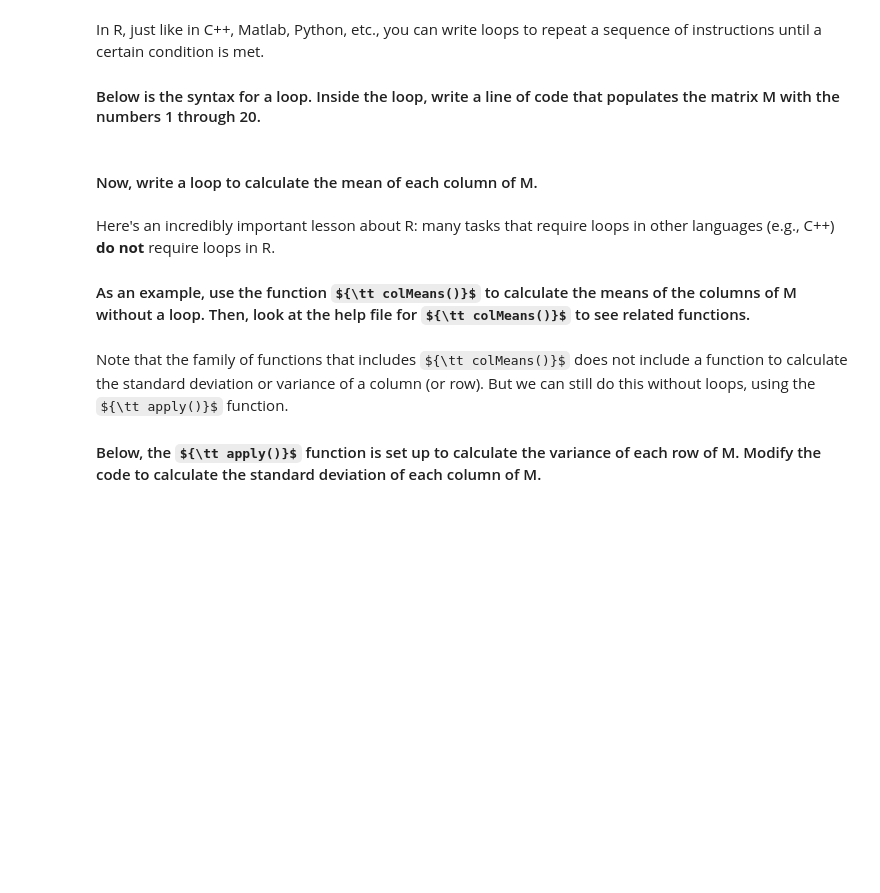
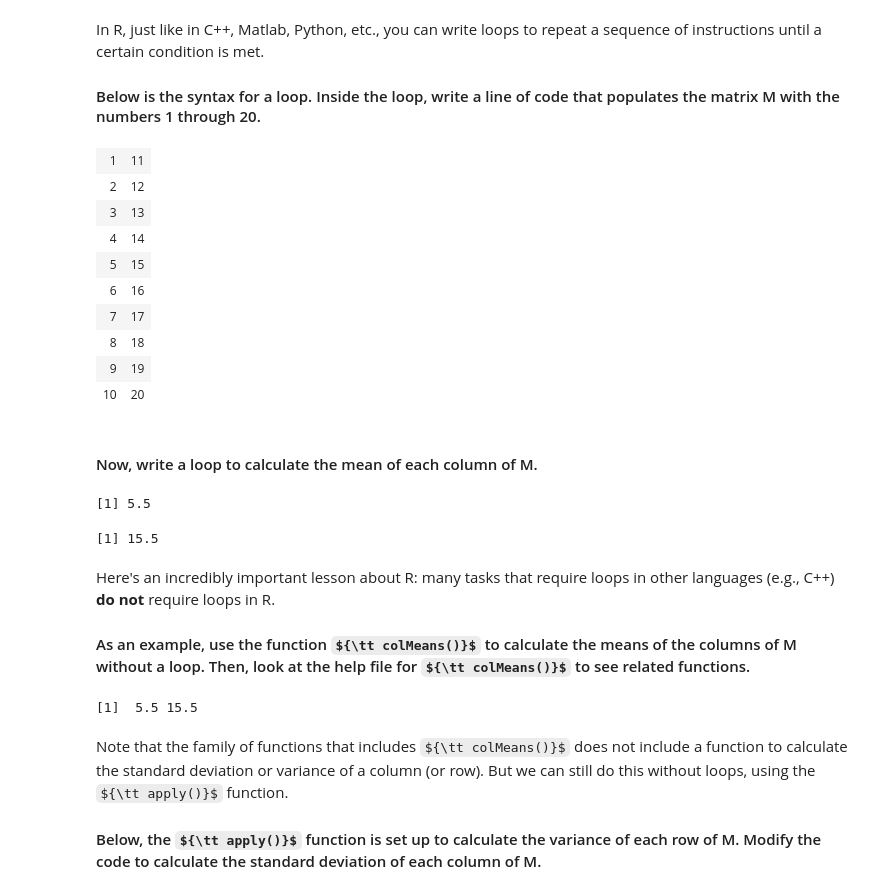
Before and after one commit to dskrenta/appm-4570, a Jupyter notebook: week1/Introduction to Jupyter and R.ipynb, the cells around one changed output. Saved outputs shown, nothing was run; the diff lists cells and outputs as text; code cells hidden in the pictures; some formulas as TeX source; blank space fills up the shorter version.

```diff
--- a/week1/Introduction to Jupyter and R.ipynb
+++ b/week1/Introduction to Jupyter and R.ipynb
@@ -220,15 +223,47 @@ In R, just like in C++, Matlab, Python, etc., you can write loops to repeat a se
 # %%
 M = matrix(NA, ncol = 2, nrow = 10); #check the help file so that you know what this does!
 
-for (i in 1:n){
-    #insert code here
+for (row in 1:nrow(M)){
+    M[row, 1] = row
+    M[row, 2] = row + 10
 }
+
+M
+# %% [output]
+| 1 | 11 |
+| 2 | 12 |
+| 3 | 13 |
+| 4 | 14 |
+| 5 | 15 |
+| 6 | 16 |
+| 7 | 17 |
+| 8 | 18 |
+| 9 | 19 |
+| 10 | 20 |
 # %% [markdown]
 #### Now, write a loop to calculate the mean of each column of M.
+# %%
+means = c(0, 0)
+
+for (col in 1:ncol(M)) {
+    for (row in 1:nrow(M)) {
+        means[col] = means[col] + M[row, col]
+    }
+}
+
+means[1] / nrow(M)
+means[2] / nrow(M)
+# %% [output]
+[1] 5.5
+[1] 15.5
 # %% [markdown]
 Here's an incredibly important lesson about R: many tasks that require loops in other languages (e.g., C++) **do not** require loops in R.
 
 #### As an example, use the function ${\tt colMeans()}$ to calculate the means of the columns of M without a loop. Then, look at the help file for ${\tt colMeans()}$ to see related functions.
+# %%
+colMeans(M)
+# %% [output]
+[1]  5.5 15.5
 # %% [markdown]
 Note that the family of functions that includes ${\tt colMeans()}$ does not include a function to calculate the standard deviation or variance of a column (or row). But we can still do this without loops, using the ${\tt apply()}$ function.
 
```
Also changed, not shown: parts of 9 cells of this notebook.
